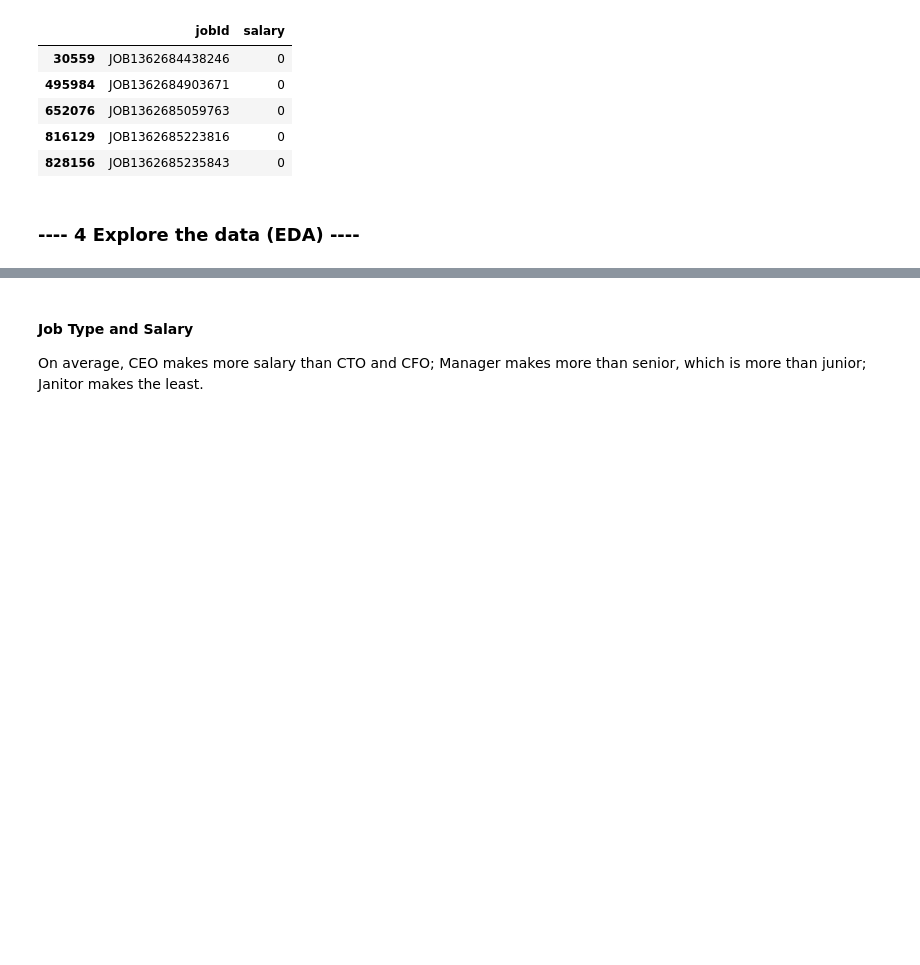
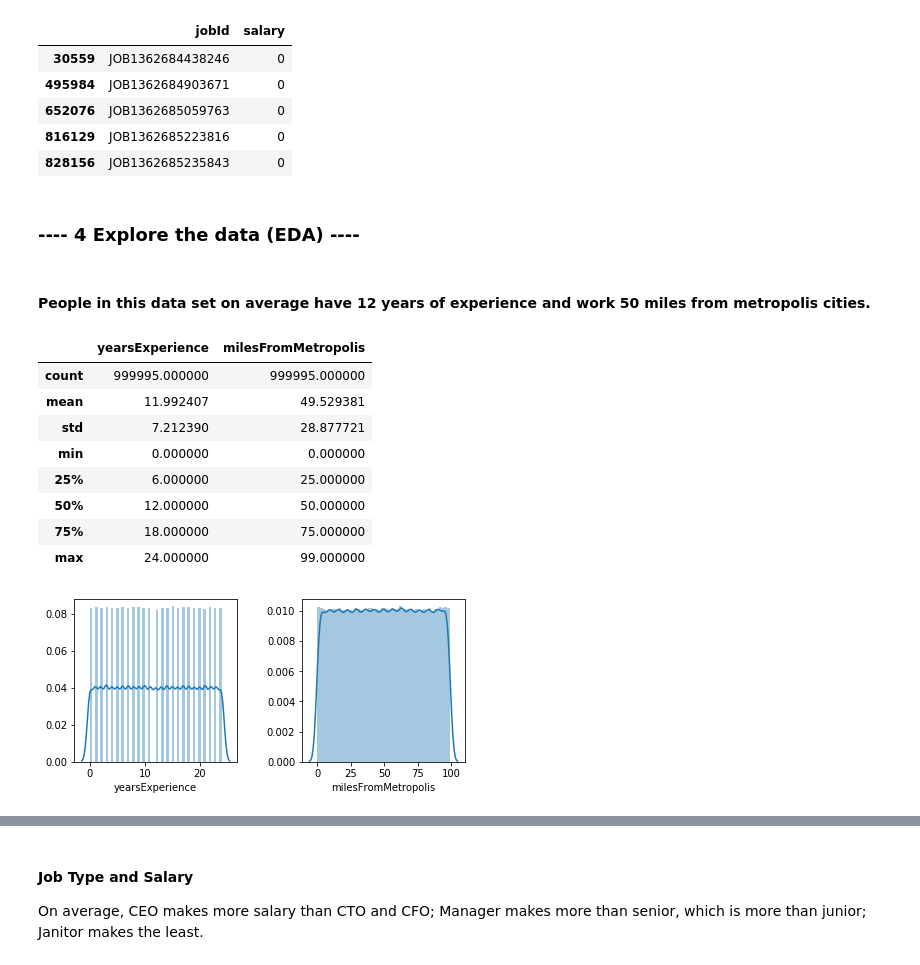
Before and after one commit to linchen-deng/SalaryPredictionProject, a Jupyter notebook: SalaryPrediction.ipynb, the cells around one changed output, grey strips where cells are left out. Saved outputs shown, nothing was run; the diff lists cells and outputs as text; code cells hidden in the pictures; blank space fills up the shorter version.

```diff
--- a/SalaryPrediction.ipynb
+++ b/SalaryPrediction.ipynb
@@ -73,0 +99,19 @@ train_y.describe()
+# %% [markdown]
+#### People in this data set on average have 12 years of experience and work 50 miles from metropolis cities.
+# %%
+f, axes = plt.subplots(1,2,figsize=(7,3))
+plt.subplots_adjust(wspace=0.4)
+sns.distplot(train_X.yearsExperience, ax=axes[0])
+sns.distplot(train_X.milesFromMetropolis, ax=axes[1])
+train_X.describe()
+# %% [output]
+|  | yearsExperience | milesFromMetropolis |
+| count | 999995.000000 | 999995.000000 |
+| mean | 11.992407 | 49.529381 |
+| std | 7.212390 | 28.877721 |
+| min | 0.000000 | 0.000000 |
+| 25% | 6.000000 | 25.000000 |
+| 50% | 12.000000 | 50.000000 |
+| 75% | 18.000000 | 75.000000 |
+| max | 24.000000 | 99.000000 |
+[figure, added]
```
Also changed, not shown: parts of 44 cells of this notebook.
